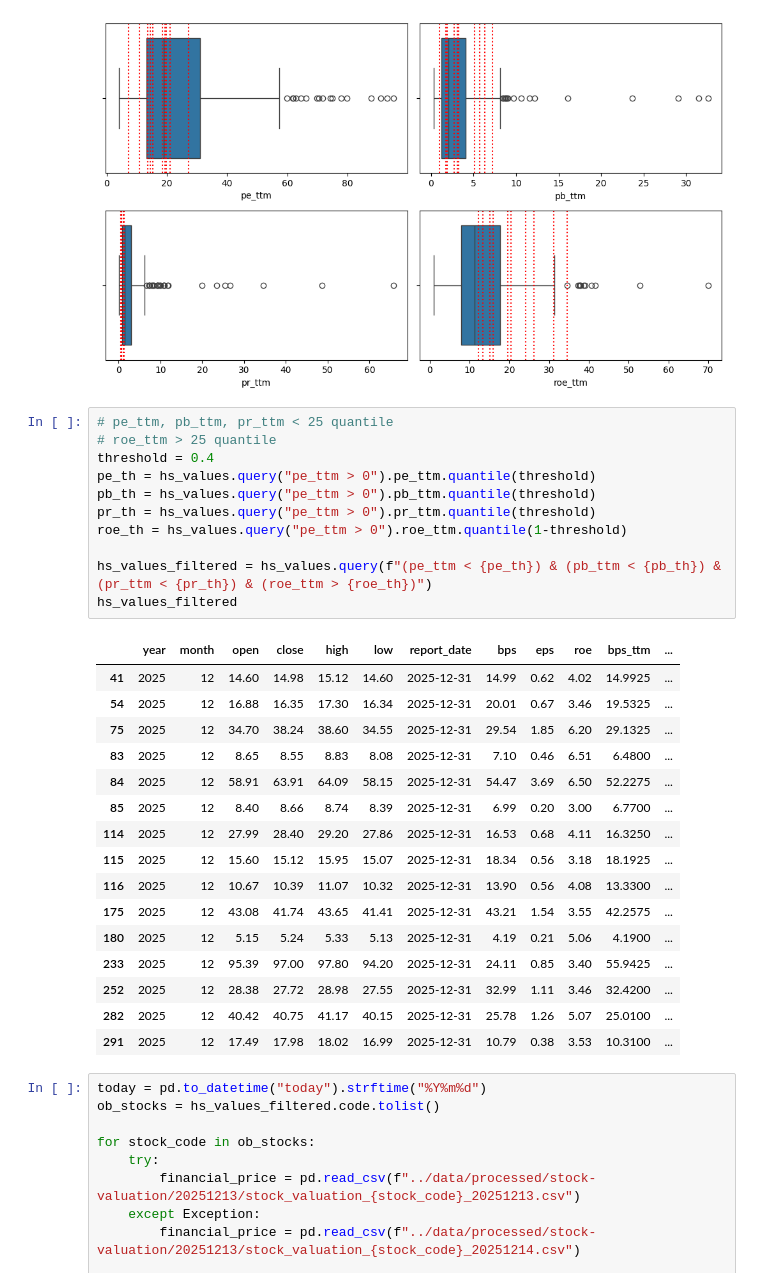
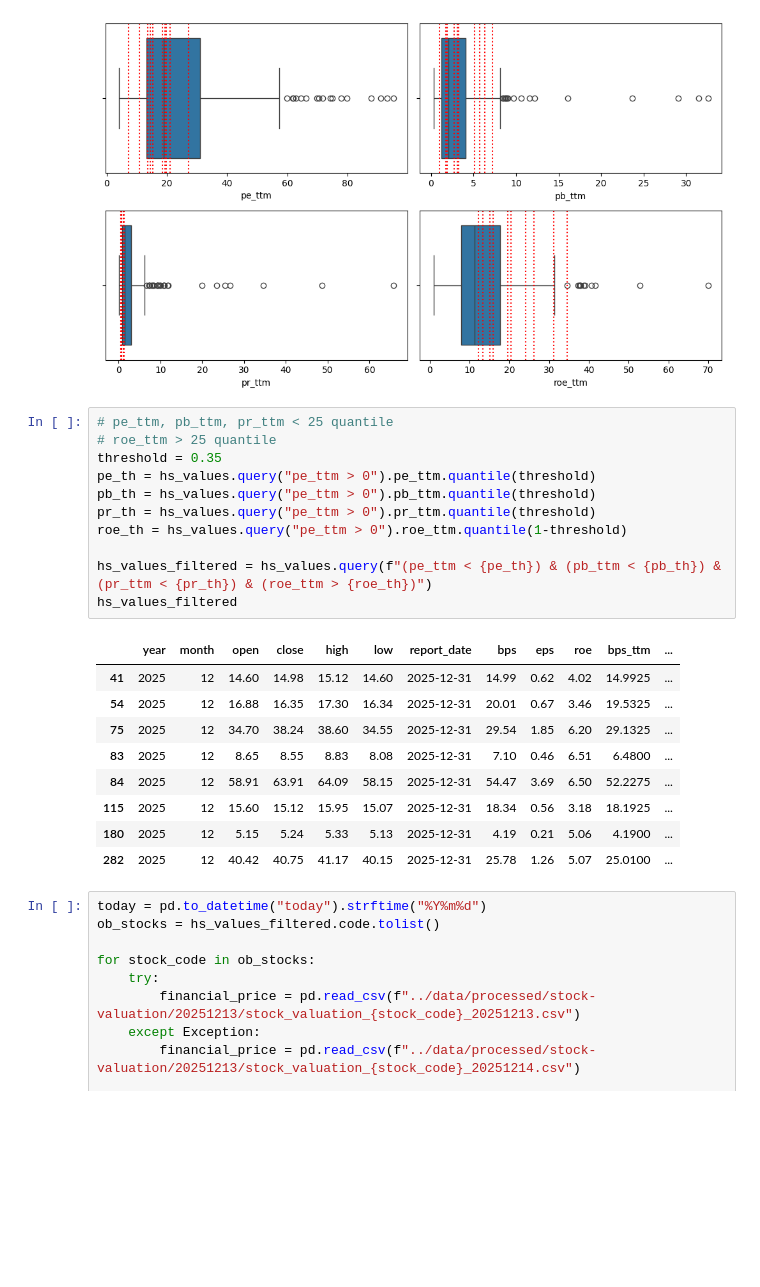
Before and after one commit to ProfessorErdo/stock-trend-tracker, a Jupyter notebook: notebooks/calculate_and_visualize_valuation.ipynb, the cells around one changed output. Saved outputs shown, nothing was run; the diff lists cells and outputs as text; blank space fills up the shorter version.

```diff
--- a/notebooks/calculate_and_visualize_valuation.ipynb
+++ b/notebooks/calculate_and_visualize_valuation.ipynb
@@ -179,31 +179,24 @@ plt.show()
 # %%
 # pe_ttm, pb_ttm, pr_ttm < 25 quantile
 # roe_ttm > 25 quantile
-threshold = 0.4
+threshold = 0.35
 pe_th = hs_values.query("pe_ttm > 0").pe_ttm.quantile(threshold)
 pb_th = hs_values.query("pe_ttm > 0").pb_ttm.quantile(threshold)
 pr_th = hs_values.query("pe_ttm > 0").pr_ttm.quantile(threshold)
 roe_th = hs_values.query("pe_ttm > 0").roe_ttm.quantile(1-threshold)
 
 hs_values_filtered = hs_values.query(f"(pe_ttm < {pe_th}) & (pb_ttm < {pb_th}) & (pr_ttm < {pr_th}) & (roe_ttm > {roe_th})")
 hs_values_filtered
 # %% [output]
 |  | year | month | open | close | high | low | report_date | bps | eps | roe | bps_ttm | ... |
 | 41 | 2025 | 12 | 14.60 | 14.98 | 15.12 | 14.60 | 2025-12-31 | 14.99 | 0.62 | 4.02 | 14.9925 | ... |
 | 54 | 2025 | 12 | 16.88 | 16.35 | 17.30 | 16.34 | 2025-12-31 | 20.01 | 0.67 | 3.46 | 19.5325 | ... |
 | 75 | 2025 | 12 | 34.70 | 38.24 | 38.60 | 34.55 | 2025-12-31 | 29.54 | 1.85 | 6.20 | 29.1325 | ... |
 | 83 | 2025 | 12 | 8.65 | 8.55 | 8.83 | 8.08 | 2025-12-31 | 7.10 | 0.46 | 6.51 | 6.4800 | ... |
 | 84 | 2025 | 12 | 58.91 | 63.91 | 64.09 | 58.15 | 2025-12-31 | 54.47 | 3.69 | 6.50 | 52.2275 | ... |
-| 85 | 2025 | 12 | 8.40 | 8.66 | 8.74 | 8.39 | 2025-12-31 | 6.99 | 0.20 | 3.00 | 6.7700 | ... |
-| 114 | 2025 | 12 | 27.99 | 28.40 | 29.20 | 27.86 | 2025-12-31 | 16.53 | 0.68 | 4.11 | 16.3250 | ... |
 | 115 | 2025 | 12 | 15.60 | 15.12 | 15.95 | 15.07 | 2025-12-31 | 18.34 | 0.56 | 3.18 | 18.1925 | ... |
-| 116 | 2025 | 12 | 10.67 | 10.39 | 11.07 | 10.32 | 2025-12-31 | 13.90 | 0.56 | 4.08 | 13.3300 | ... |
-| 175 | 2025 | 12 | 43.08 | 41.74 | 43.65 | 41.41 | 2025-12-31 | 43.21 | 1.54 | 3.55 | 42.2575 | ... |
 | 180 | 2025 | 12 | 5.15 | 5.24 | 5.33 | 5.13 | 2025-12-31 | 4.19 | 0.21 | 5.06 | 4.1900 | ... |
-| 233 | 2025 | 12 | 95.39 | 97.00 | 97.80 | 94.20 | 2025-12-31 | 24.11 | 0.85 | 3.40 | 55.9425 | ... |
-| 252 | 2025 | 12 | 28.38 | 27.72 | 28.98 | 27.55 | 2025-12-31 | 32.99 | 1.11 | 3.46 | 32.4200 | ... |
 | 282 | 2025 | 12 | 40.42 | 40.75 | 41.17 | 40.15 | 2025-12-31 | 25.78 | 1.26 | 5.07 | 25.0100 | ... |
-| 291 | 2025 | 12 | 17.49 | 17.98 | 18.02 | 16.99 | 2025-12-31 | 10.79 | 0.38 | 3.53 | 10.3100 | ... |
 # %%
 today = pd.to_datetime("today").strftime("%Y%m%d")
 ob_stocks = hs_values_filtered.code.tolist()
```
Also changed, not shown: 4 other files.
